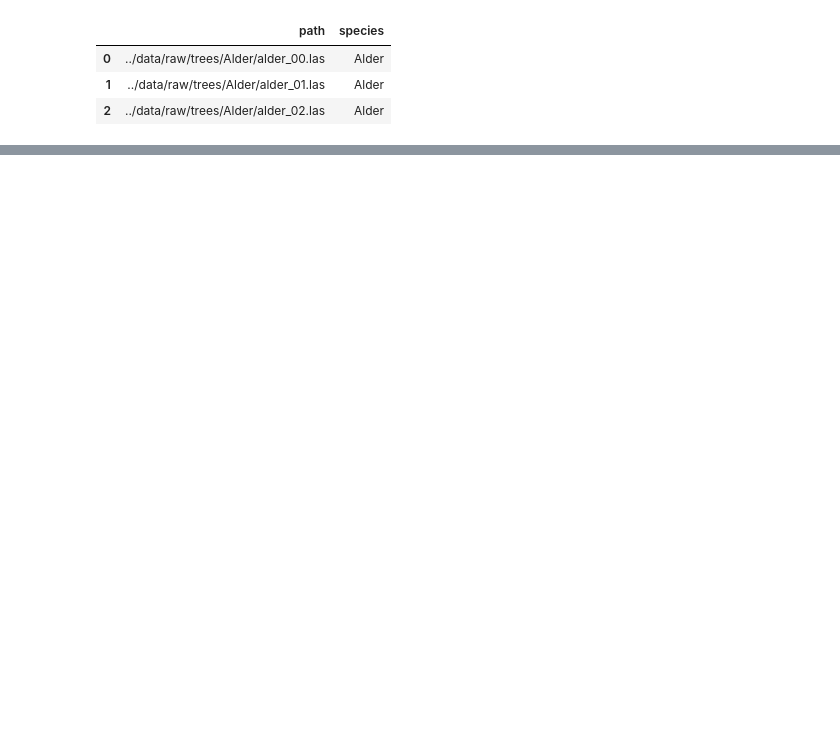
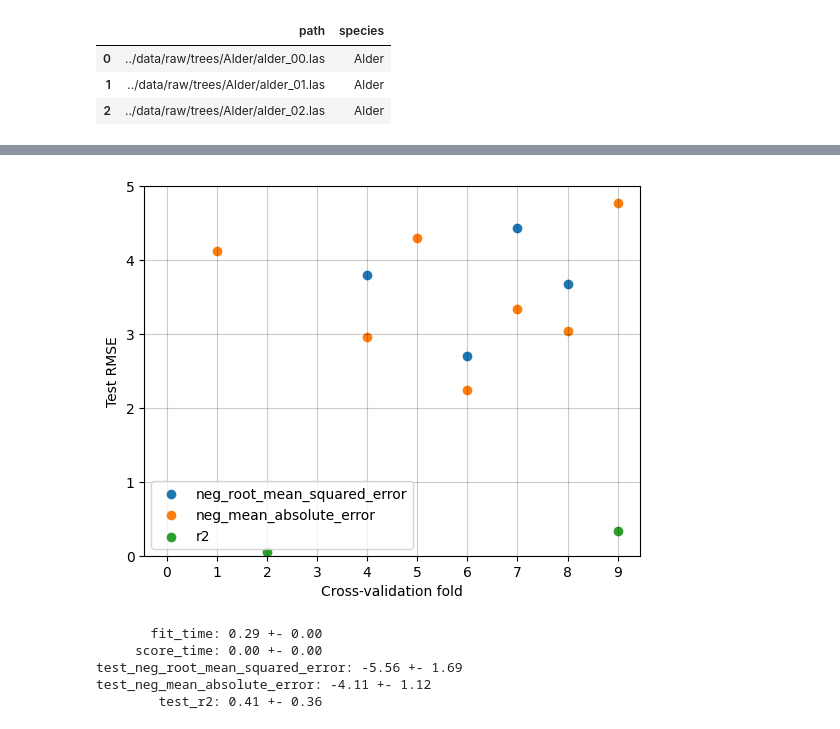
Before and after one commit to iod-ine/phd, a Jupyter notebook: notebooks/train-tree-models.ipynb, the cells around one changed output, grey strips where cells are left out. Cells and saved outputs as stored; diff of their text form; code cells hidden in the pictures; blank space fills up the shorter version.

Commit message:
Update the models notebook

```diff
--- a/notebooks/train-tree-models.ipynb
+++ b/notebooks/train-tree-models.ipynb
@@ -164,0 +246,8 @@ for k, v in cv_result.items():
+# %%
+%%time
+
+sfs = SequentialFeatureSelector(
+    estimator=RandomForestRegressor(n_estimators=100),
+    n_features_to_select=10,
+)
+sfs.fit(X=X_train, y=y_train)
@@ -164,0 +259,47 @@ for k, v in cv_result.items():
+# %%
+reg = make_pipeline(
+    RandomForestRegressor(
+        n_estimators=200,
+    ),
+)
+# %%
+#| include: true
+#| label: fig-cv-reg
+#| fig-cap: 10-fold cross-validation results of the dbh regression Random Forest
+#|   model. The average RMSE is 1.69 with a standard deviation of 0.19. The average
+#|   MAE is 1.30 with a standard deviation of 0.12.
+
+metrics = [
+    "neg_root_mean_squared_error",
+    "neg_mean_absolute_error",
+    "r2",
+]  # add r2 and make graph manually
+
+cv_result = cross_validate(
+    estimator=reg,
+    X=sfs.transform(X_train),
+    y=y_train,
+    cv=10,
+    scoring=metrics,
+)
+
+fig, ax = plt.subplots()
+for metric in metrics:
+    ax.scatter(range(10), cv_result[f"test_{metric}"] * -1, label=metric)
+ax.set_ylim(0, 5)
+ax.xaxis.set_major_locator(plt.MaxNLocator(10))
+ax.set_xlabel("Cross-validation fold")
+ax.set_ylabel("Test RMSE")
+ax.legend()
+ax.grid(alpha=0.2, color="k")
+# %% [output]
+[figure, added]
+# %%
+for k, v in cv_result.items():
+    print(f"{k:>15}: {v.mean():.2f} +- {v.std():.2f}")
+# %% [output]
+       fit_time: 0.29 +- 0.00
+     score_time: 0.00 +- 0.00
+test_neg_root_mean_squared_error: -5.56 +- 1.69
+test_neg_mean_absolute_error: -4.11 +- 1.12
+        test_r2: 0.41 +- 0.36
```
Also changed, not shown: parts of 27 cells of this notebook.
